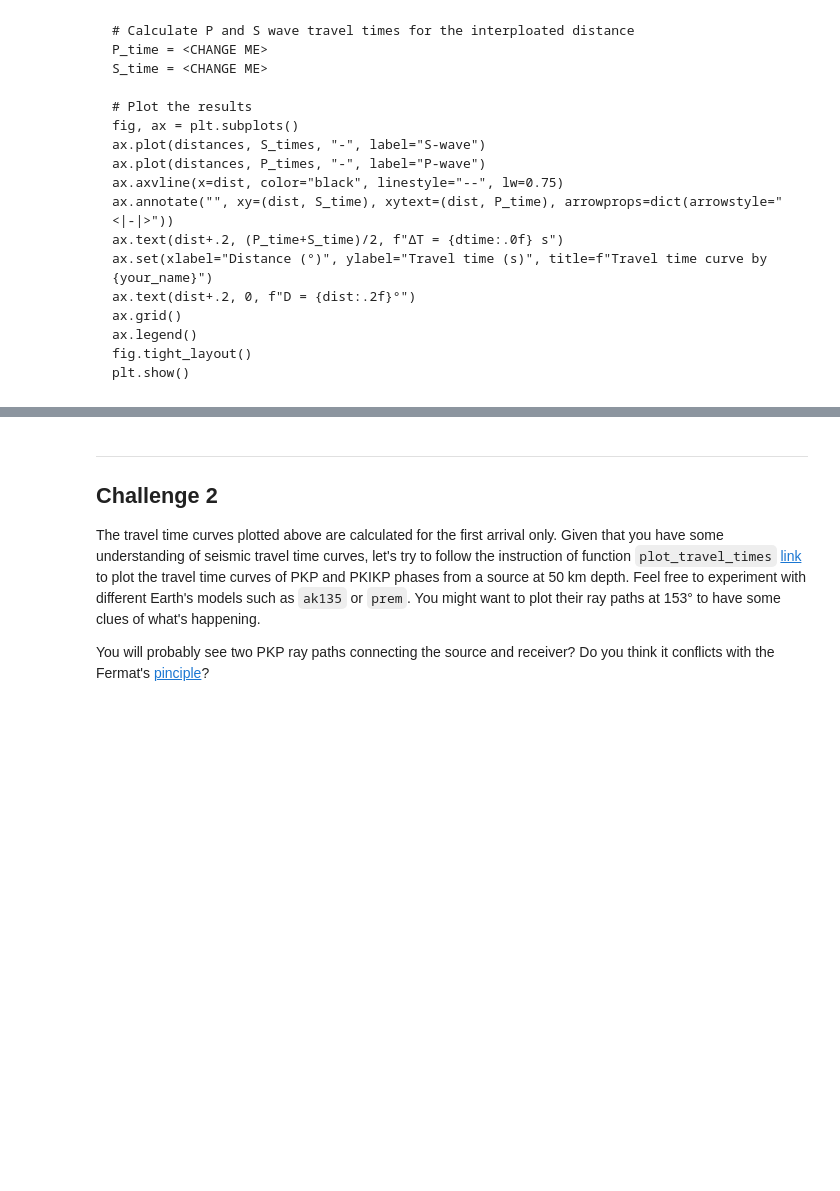
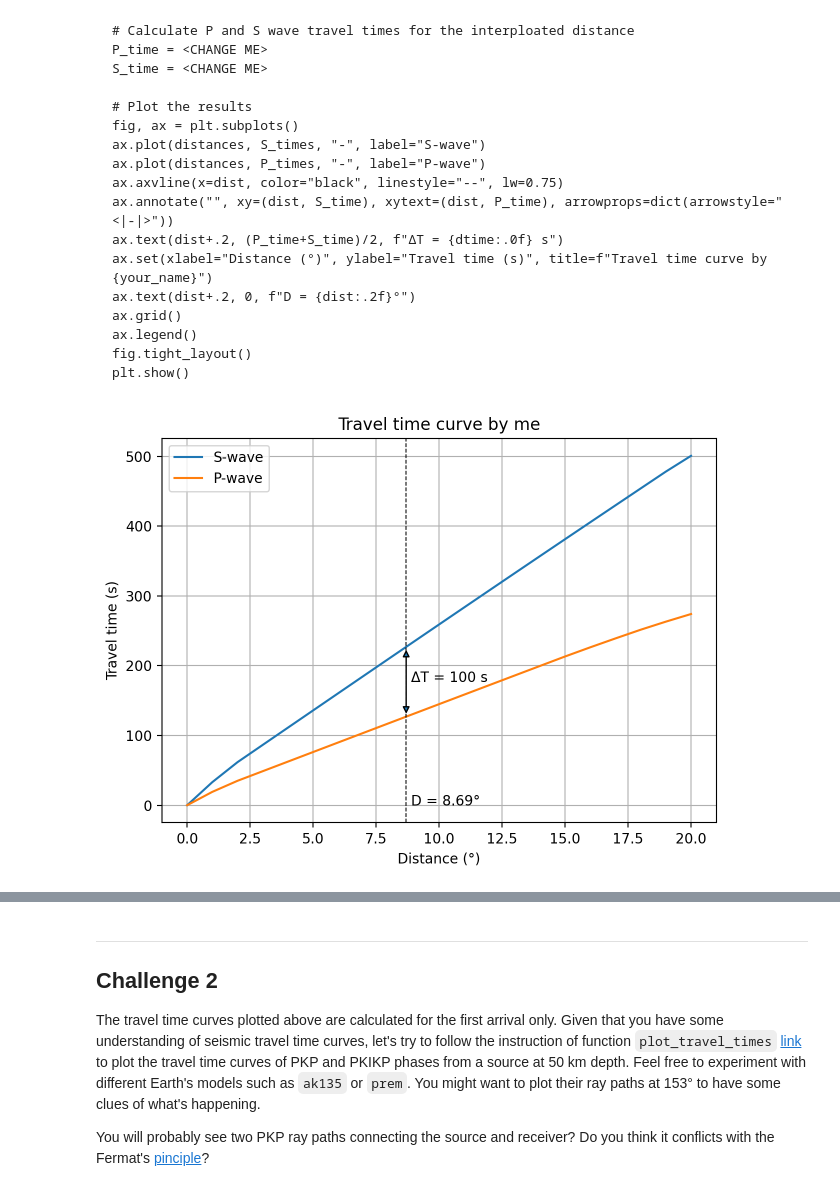
Before and after one commit to nguyen451/Seismology_lab, a Jupyter notebook: Day2/D2_Lab.ipynb, the cells around one changed output, grey strips where cells are left out. Cells and saved outputs as stored; diff of their text form; code cells hidden in the pictures; blank space fills up the shorter version.

```diff
--- a/Day2/D2_Lab.ipynb
+++ b/Day2/D2_Lab.ipynb
@@ -280,3 +355,44 @@ plt.show()
+# %%
+## Enter your code here & Replace <CHANGE ME> with your code
+distances = np.arange(21)
+P_times = [] # List to store P-wave travel times
+S_times = [] # List to store S-wave travel times
+for dist in distances:
+  # Calculate P-wave travel time
+  arrivals = model.get_travel_times(0, dist, ["P"])
+  P_times.append(arrivals[0].time)
+  # Calculate S-wave travel time
+  arrivals = model.get_travel_times(0, dist, ["S"])
+  S_times.append(arrivals[0].time)
+
+# Convert lists to numpy arrays for easy manipulation
+P_times = np.array(P_times)
+S_times = np.array(S_times)
+
+# Use numpy.interp() to interpolate distance for a given differential travel time (ΔT)
+dtime = 100
+dist = np.interp(dtime, S_times-P_times, distances)
+
+# Calculate P and S wave travel times for the interpolated distance
+P_time = np.interp(dist, distances, P_times)
+S_time = np.interp(dist, distances, S_times)
+
+# Plot the results
+fig, ax = plt.subplots()
+ax.plot(distances, S_times, "-", label="S-wave")
+ax.plot(distances, P_times, "-", label="P-wave")
+ax.axvline(x=dist, color="black", linestyle="--", lw=0.75)
+ax.annotate("", xy=(dist, S_time), xytext=(dist, P_time),
+            arrowprops=dict(arrowstyle="<|-|>"))
+ax.text(dist+.2, (P_time+S_time)/2, f"ΔT = {dtime:.0f} s")
+ax.set(xlabel="Distance (°)", ylabel="Travel time (s)", title="Travel time curve by me")
+ax.text(dist+.2, 0, f"D = {dist:.2f}°")
+ax.grid()
+ax.legend()
+fig.tight_layout()
+plt.show()
+# %% [output]
+[figure, added]
 # %%
 #@title Click for solution
 
```
Also changed, not shown: parts of 20 cells of this notebook.
